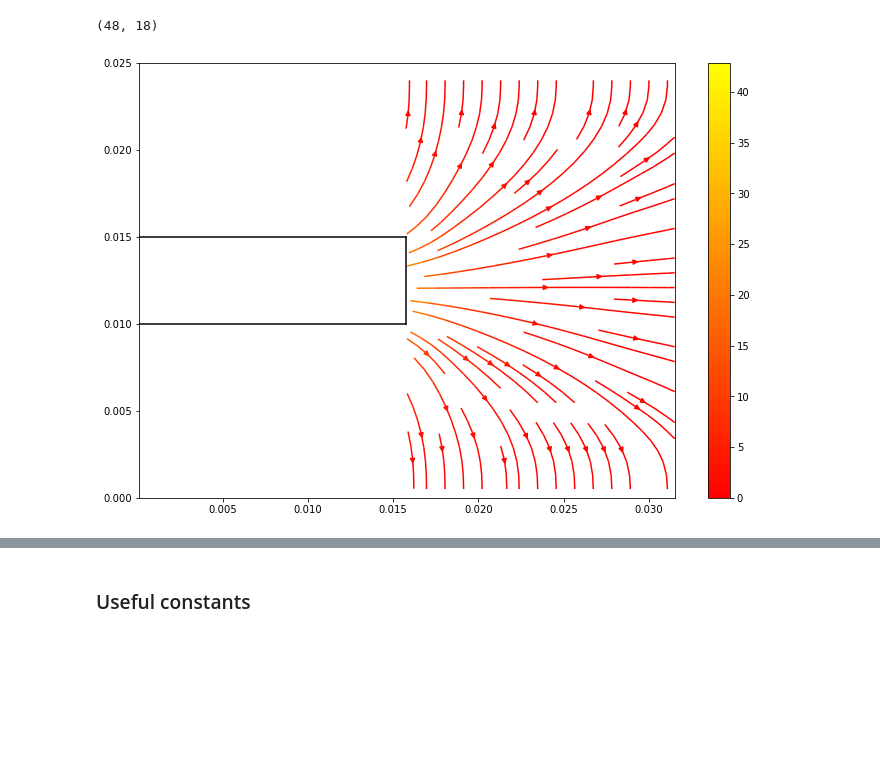
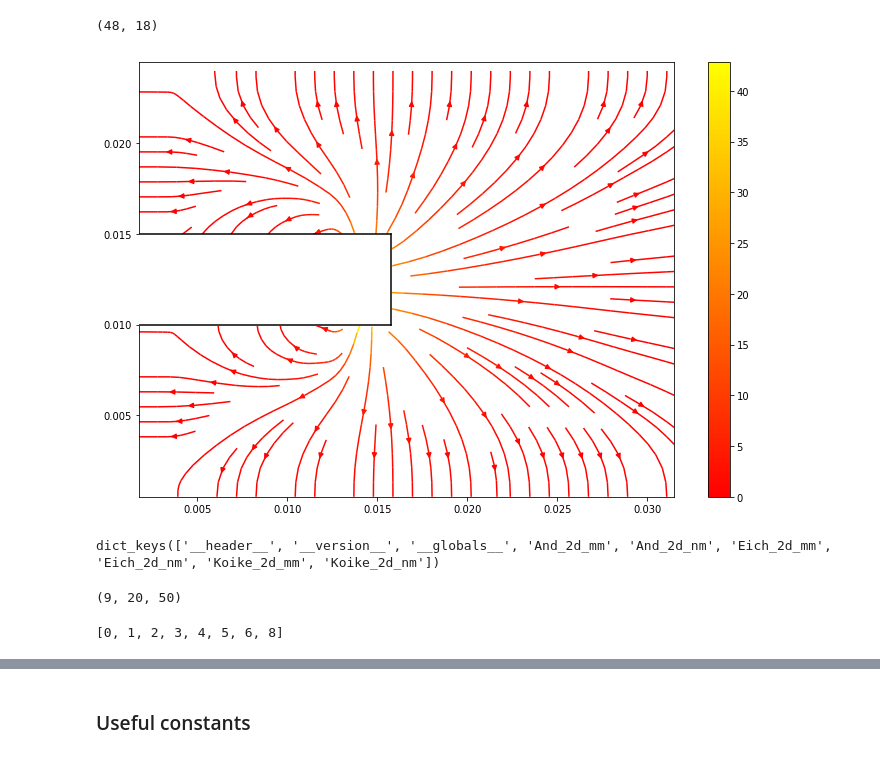
Before and after one commit to almaredan/TDD_Diffusion, a Jupyter notebook: finitediff.ipynb, the cells around one changed output, grey strips where cells are left out. Saved outputs shown, nothing was run; the diff lists cells and outputs as text; code cells hidden in the pictures; blank space fills up the shorter version.

```diff
--- a/finitediff.ipynb
+++ b/finitediff.ipynb
@@ -29,7 +7,3 @@ constants
 # %%
-times  = []
-fluxes = []
-for t_idx, c in enumerate(C_time):
-    if t_idx != 7:
-        fluxes.append(-D*np.sum((c[11]-c[9])[20:29,20:29]/dx)*10)
-        times.append(6*t_idx/60)
+c = C_time[25]
+-D*np.sum((c[11+i_eff]-c[9+i_eff])[20:29,20:29]/dx)
@@ -102,15 +189,15 @@ l = 9*0.00175
 # %%
 fig0, ax0 = plt.subplots()
 fig0.set_size_inches(12,8)
 strm = ax0.streamplot(x[1:-1], y[1:-1], gradX.T, gradY.T, color=c_temp.T[1:-1,1:-1],
                      cmap=plt.cm.autumn)
 fig0.colorbar(strm.lines)
-plt.fill_between([0.00015, l], [0.01,0.01], [0.015,0.015], color='white', zorder=100)
+plt.fill_between([0.00175, l], [0.01,0.01], [0.015,0.015], color='white', zorder=100)
 plt.plot([0.0001, l], [0.01,0.01], '-k', zorder=101)
 plt.plot([0.0001, l], [0.015,0.015], '-k', zorder=101)
 plt.plot([l, l], [0.01,0.015],'-k', zorder=101)
-plt.xlim(0.0001)
-plt.ylim(0, 0.025)
+plt.xlim(0.00175)
+plt.ylim(dy, 0.025-dy)
 plt.show()
 # %% [output]
-[figure, old version]
+[figure, new version]
@@ -116,0 +206,4 @@ plt.show()
+# %%
+data2d.keys()
+# %% [output]
+dict_keys(['__header__', '__version__', '__globals__', 'And_2d_mm', 'And_2d_nm', 'Eich_2d_mm', 'Eich_2d_nm', 'Koike_2d_mm', 'Koike_2d_nm'])
@@ -116,0 +213,8 @@ plt.show()
+# %%
+C2d_time.shape
+# %% [output]
+(9, 20, 50)
+# %%
+times
+# %% [output]
+[0, 1, 2, 3, 4, 5, 6, 8]
```
Also changed, not shown: parts of 21 cells of this notebook, 1 other file.
